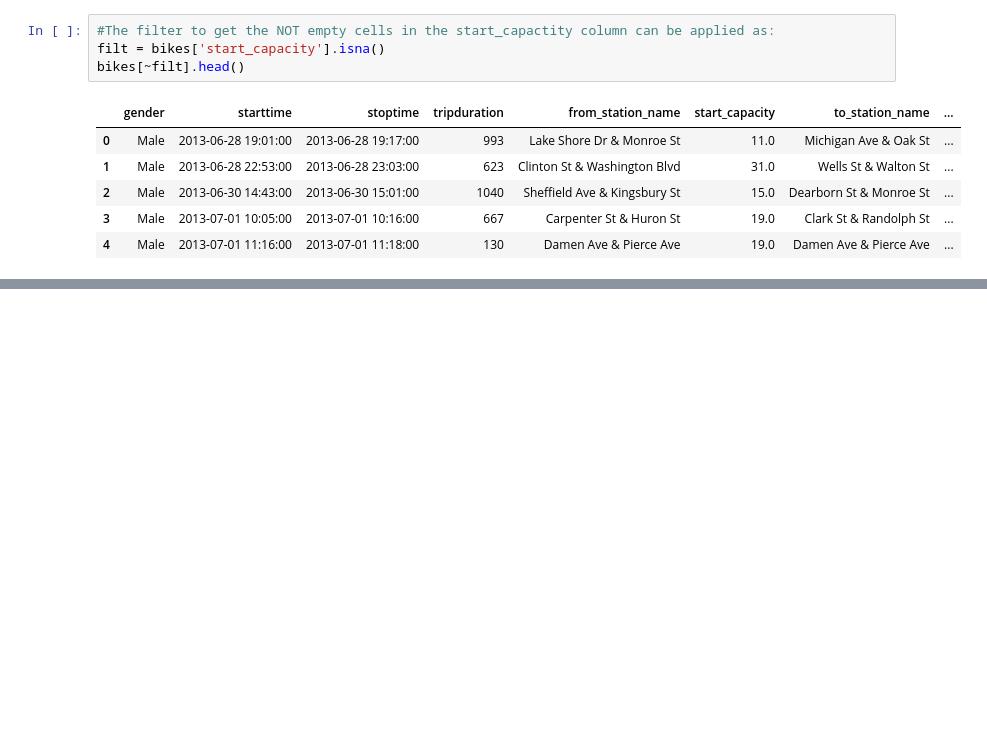
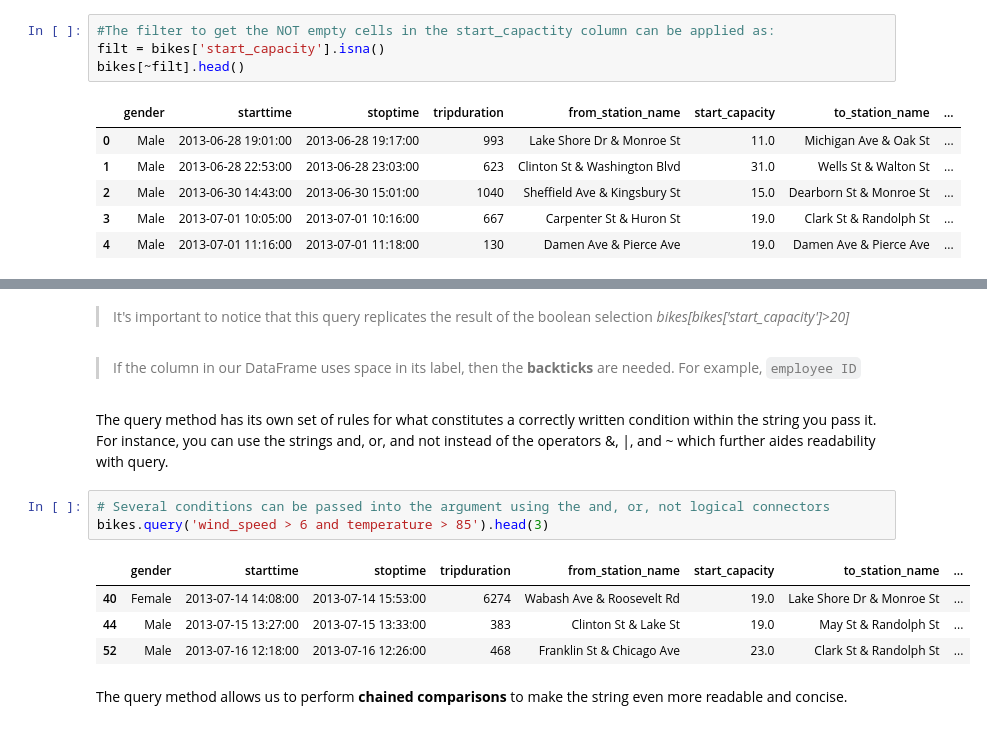
Before and after one commit to bizzaccelerator/Data-Science-Study-Notes, a Jupyter notebook: 3. Data managing using Pandas - Part 2.ipynb, the cells around one changed output, grey strips where cells are left out. Drawn from its saved outputs; the diff is of its cells as text; blank space fills up the shorter version.

```diff
--- a/3. Data managing using Pandas - Part 2.ipynb
+++ b/3. Data managing using Pandas - Part 2.ipynb
@@ -495,0 +506,16 @@ bikes[~filt].head()
+# %% [markdown]
+> It's important to notice that this query replicates the result of the boolean selection _bikes[bikes['start_capacity']>20]_
+# %% [markdown]
+> If the column in our DataFrame uses space in its label, then the __backticks__ are needed. For example, `employee ID`
+# %% [markdown]
+The query method has its own set of rules for what constitutes a correctly written condition within the string you pass it. For instance, you can use the strings and, or, and not instead of the operators &, |, and ~ which further aides readability with query.
+# %%
+# Several conditions can be passed into the argument using the and, or, not logical connectors
+bikes.query('wind_speed > 6 and temperature > 85').head(3)
+# %% [output]
+|  | gender | starttime | stoptime | tripduration | from_station_name | start_capacity | to_station_name | ... |
+| 40 | Female | 2013-07-14 14:08:00 | 2013-07-14 15:53:00 | 6274 | Wabash Ave & Roosevelt Rd | 19.0 | Lake Shore Dr & Monroe St | ... |
+| 44 | Male | 2013-07-15 13:27:00 | 2013-07-15 13:33:00 | 383 | Clinton St & Lake St | 19.0 | May St & Randolph St | ... |
+| 52 | Male | 2013-07-16 12:18:00 | 2013-07-16 12:26:00 | 468 | Franklin St & Chicago Ave | 23.0 | Clark St & Randolph St | ... |
+# %% [markdown]
+The query method allows us to perform __chained comparisons__ to make the string even more readable and concise.
```
Also changed, not shown: parts of 20 cells of this notebook.
